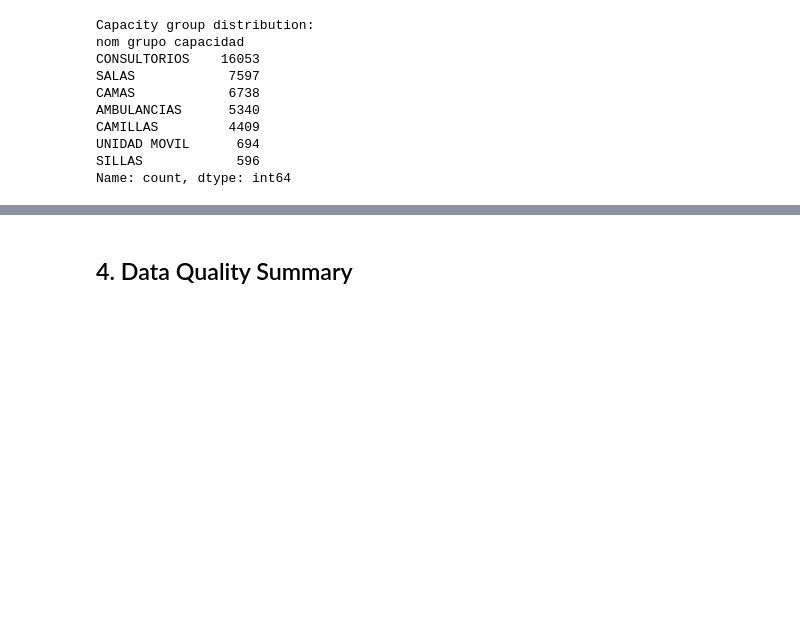
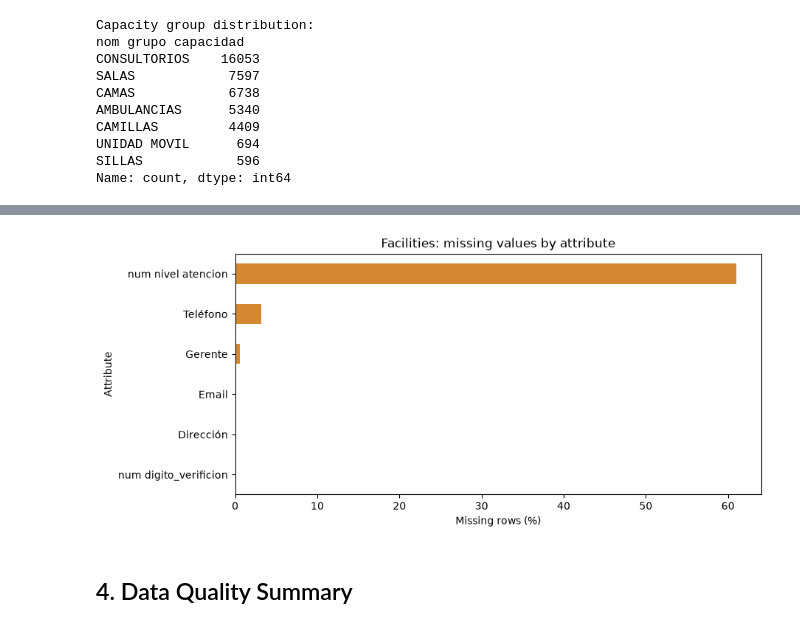
Before and after one commit to driosoft-pro/etl-2026-2-ods3-salud-api-gx-airflow-streaming-kafka-, a Jupyter notebook: notebooks/01_data_validation_cleanup.ipynb, the cells around one changed output, grey strips where cells are left out. Saved outputs shown, nothing was run; the diff lists cells and outputs as text; code cells hidden in the pictures; blank space fills up the shorter version.

```diff
--- a/notebooks/01_data_validation_cleanup.ipynb
+++ b/notebooks/01_data_validation_cleanup.ipynb
@@ -445,7 +466,7 @@ Name: count, dtype: int64
 ### 3.4 Installed Capacity Analysis - Facilities
 # %%
 print("\nInstalled capacity analysis:")
-df_facilities['capacity_clean'] = pd.to_numeric(df_facilities['num cantidad capacidad instalada'], errors='coerce')
+df_facilities['capacity_clean'] = parse_capacity(df_facilities['num cantidad capacidad instalada'])
 
 print(f"  Null values: {df_facilities['capacity_clean'].isnull().sum()}")
 print(f"  Minimum: {df_facilities['capacity_clean'].min():,.0f}")
@@ -474,3 +499,13 @@ Name: count, dtype: int64
+# %%
+missing_pct = (df_facilities.isna().mean() * 100).sort_values()
+missing_pct = missing_pct[missing_pct > 0]
+fig, ax = plt.subplots(figsize=(9, 4), constrained_layout=True)
+missing_pct.plot.barh(ax=ax, color='#d48832')
+ax.set(title='Facilities: missing values by attribute', xlabel='Missing rows (%)', ylabel='Attribute')
+fig.savefig(EVIDENCE_DIR / 'eda_facilities_nulls.png', dpi=150)
+plt.show()
+# %% [output]
+[figure, added]
 # %% [markdown]
 ## 4. Data Quality Summary
 # %%
```
Also changed, not shown: parts of 28 cells of this notebook, 54 other files.
